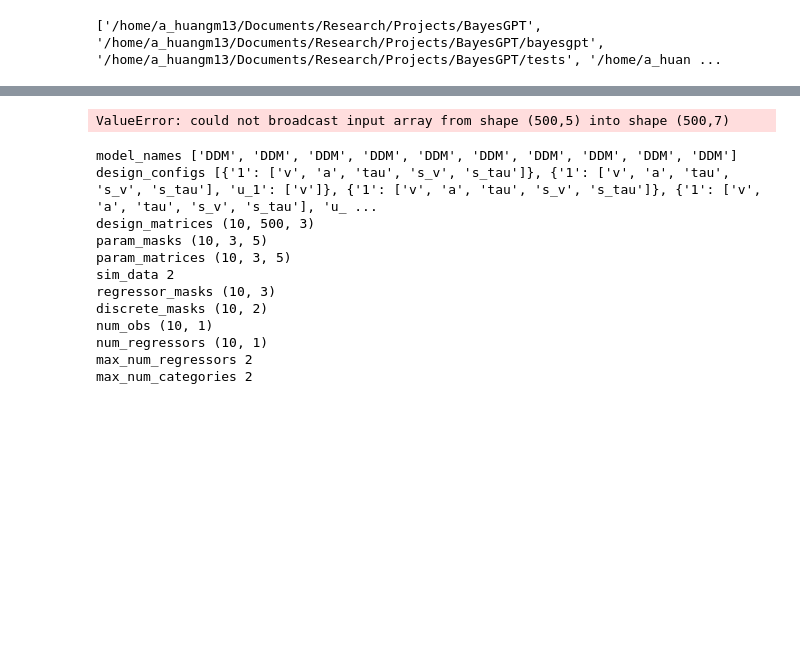
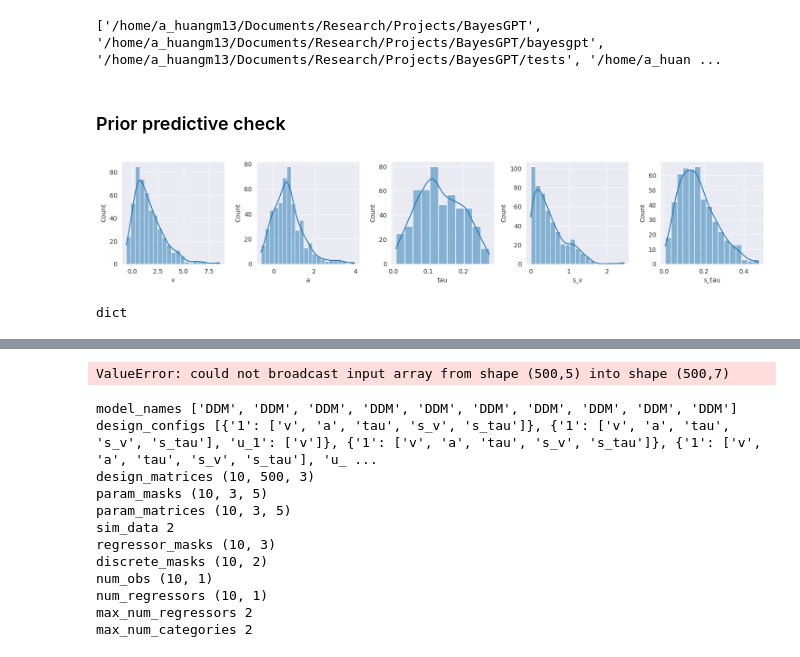
Before and after one commit to bayesflow-org/CogFormer, a Jupyter notebook: playgrounds/model_family_playground.ipynb, the cells around one changed output, grey strips where cells are left out. Saved outputs shown, nothing was run; the diff lists cells and outputs as text; code cells hidden in the pictures; blank space fills up the shorter version.

Commit message:
Update model family playground for regressed prior checks

```diff
--- a/playgrounds/model_family_playground.ipynb
+++ b/playgrounds/model_family_playground.ipynb
@@ -24,8 +27,40 @@ ddm_family = NestedModelFamily(
     model=DDM(),
     prior_fun=ddm_baseline_priors(),
     mask_randomizer_kwargs=dict(
-        free_intrinsics=["v", "a", "tau"],
-        fixed_intrinsics=["s_v", "s_tau"],
-        fixed_values={"s_v": 0.0, "s_tau": 0.0}
+        free_intrinsics=["v", "a", "tau", "s_v", "s_tau"],
+        fixed_intrinsics=[],
+        fixed_values={}
     ),
 )
+# %% [markdown]
+### Prior predictive check
+# %%
+intrinsic_params = ["v", "a", "tau", "s_v", "s_tau"]
+regressed_params = ["v", "a"]
+
+design_config = {
+    "1": intrinsic_params,
+    "u_1": regressed_params,
+    "u_2": regressed_params,
+    "u_1:u_2": regressed_params,
+}
+
+out = ddm_family.check_regressed_priors(
+    design_config=design_config,
+    num_draws=500,
+    num_obs=200,
+    keep_intercept=True,
+    max_num_categories=4,
+    run_simulator=False,
+    plot=True,
+)
+
+# theta = out["theta_draws"]        # (draws, obs, intrinsic_params)
+# coef  = out.get("coef_draws", None)
+# labels = out["column_labels"]
+# %% [output]
+[figure, added]
+# %%
+type(out["sim_draws"][0])
+# %% [output]
+dict
```
Also changed, not shown: parts of 5 cells of this notebook.
